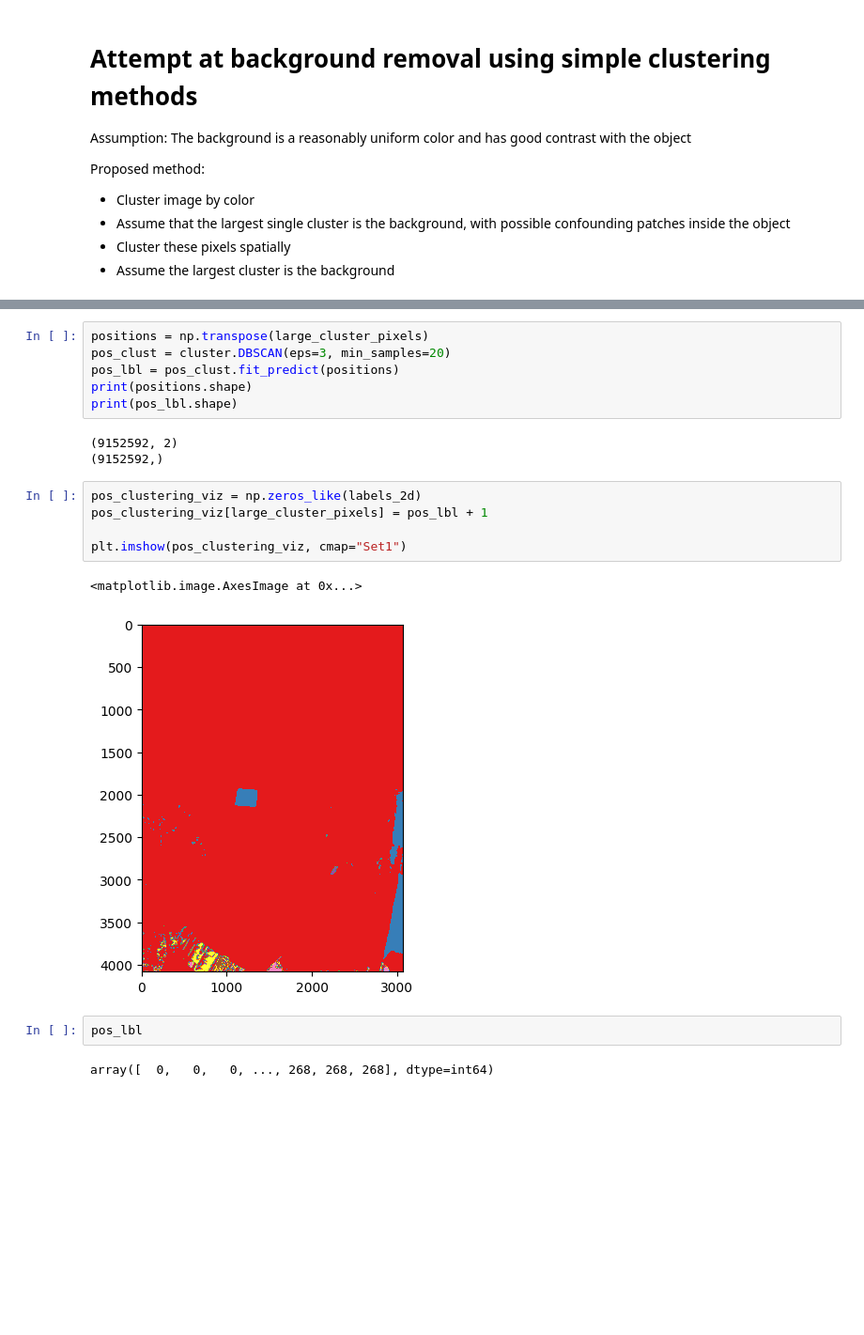
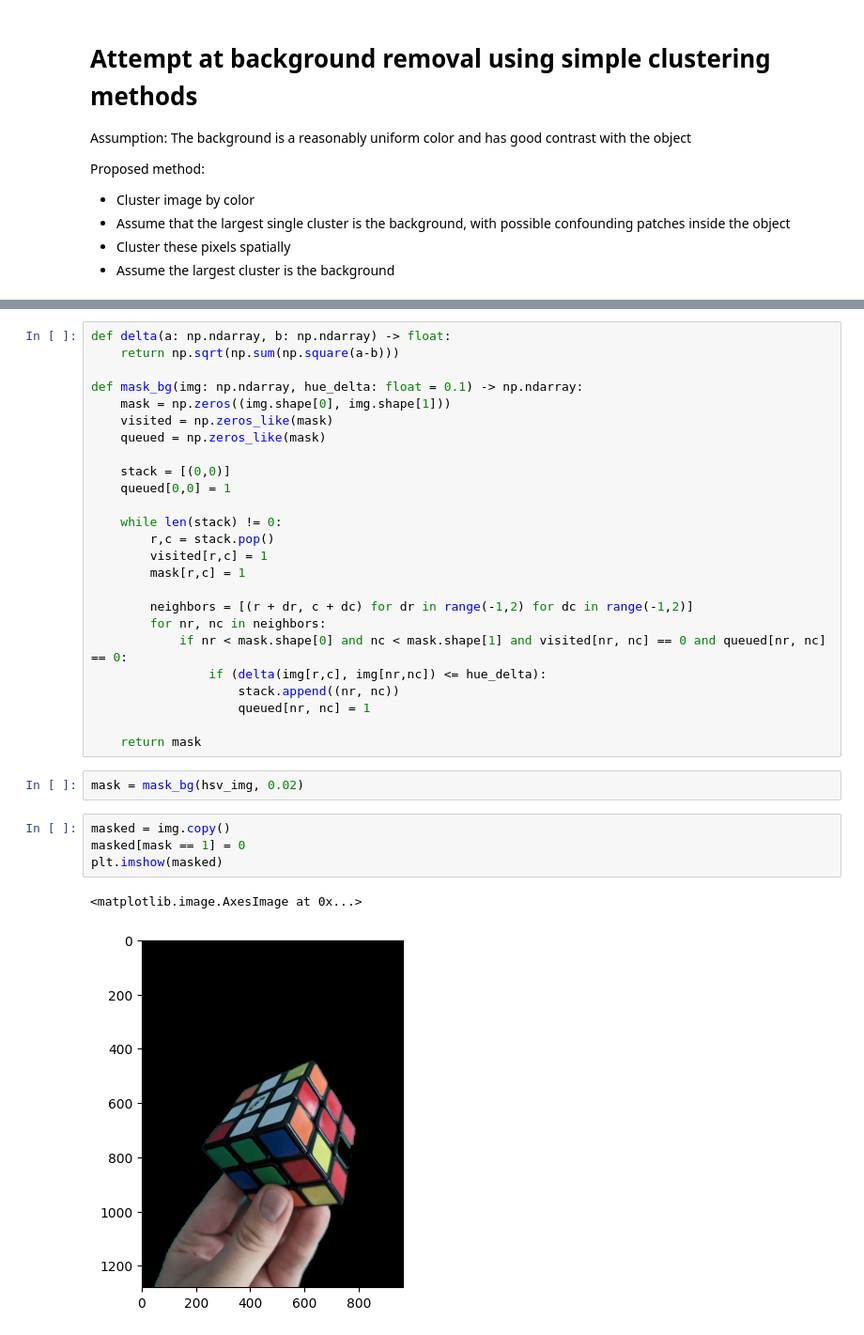
Before and after one commit to nbieck/HoldMyNeRF, a Jupyter notebook: cluster_bg_remove.ipynb, the cells around one changed output, grey strips where cells are left out. Shown at 94% size. Drawn from its saved outputs; the diff is of its cells as text; blank space fills up the shorter version.

```diff
--- a/cluster_bg_remove.ipynb
+++ b/cluster_bg_remove.ipynb
@@ -61,21 +32,34 @@ plt.imshow(mask_img)
-# %%
-positions = np.transpose(large_cluster_pixels)
-pos_clust = cluster.DBSCAN(eps=3, min_samples=20)
-pos_lbl = pos_clust.fit_predict(positions)
-print(positions.shape)
-print(pos_lbl.shape)
-# %% [output]
-(9152592, 2)
-(9152592,)
-# %%
-pos_clustering_viz = np.zeros_like(labels_2d)
-pos_clustering_viz[large_cluster_pixels] = pos_lbl + 1
-
-plt.imshow(pos_clustering_viz, cmap="Set1")
-# %% [output]
-<matplotlib.image.AxesImage at 0x...>
-[figure, removed]
-# %%
-pos_lbl
-# %% [output]
-array([  0,   0,   0, ..., 268, 268, 268], dtype=int64)
+# %%
+def delta(a: np.ndarray, b: np.ndarray) -> float:
+    return np.sqrt(np.sum(np.square(a-b)))
+
+def mask_bg(img: np.ndarray, hue_delta: float = 0.1) -> np.ndarray:
+    mask = np.zeros((img.shape[0], img.shape[1]))
+    visited = np.zeros_like(mask)
+    queued = np.zeros_like(mask)
+
+    stack = [(0,0)]
+    queued[0,0] = 1
+
+    while len(stack) != 0:
+        r,c = stack.pop()
+        visited[r,c] = 1
+        mask[r,c] = 1
+
+        neighbors = [(r + dr, c + dc) for dr in range(-1,2) for dc in range(-1,2)]
+        for nr, nc in neighbors:
+            if nr < mask.shape[0] and nc < mask.shape[1] and visited[nr, nc] == 0 and queued[nr, nc] == 0:
+                if (delta(img[r,c], img[nr,nc]) <= hue_delta):
+                    stack.append((nr, nc))
+                    queued[nr, nc] = 1
+
+    return mask
+# %%
+mask = mask_bg(hsv_img, 0.02)
+# %%
+masked = img.copy()
+masked[mask == 1] = 0
+plt.imshow(masked)
+# %% [output]
+<matplotlib.image.AxesImage at 0x...>
+[figure, added]
```
Also changed, not shown: parts of 10 cells of this notebook, 2 other files.
